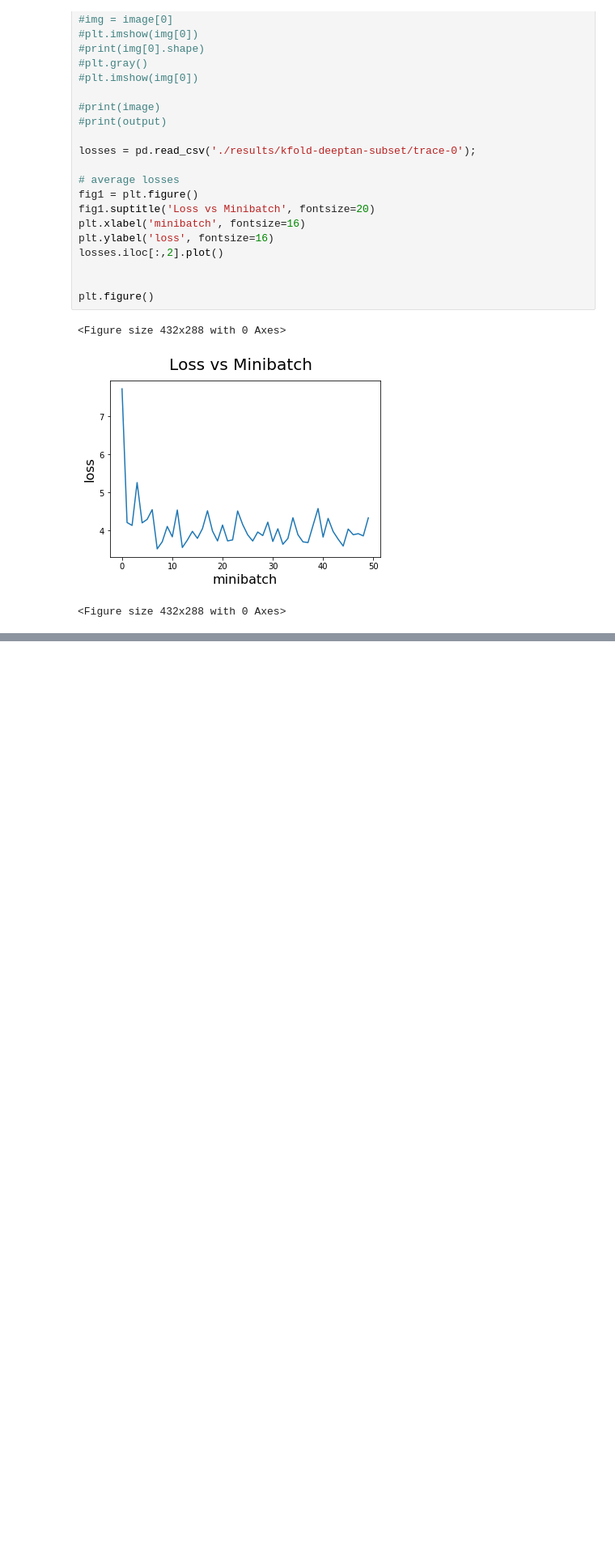
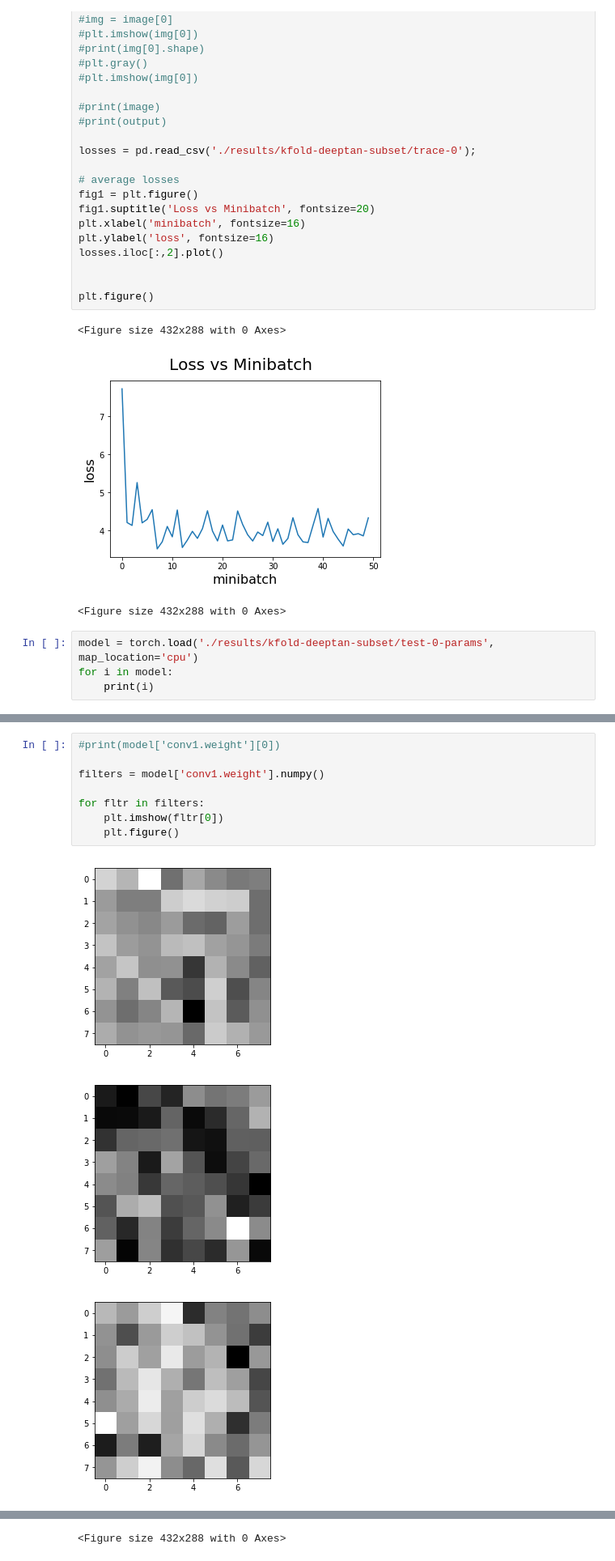
Before and after one commit to rogermilroy/190_PA3, a Jupyter notebook: graph_data.ipynb, the cells around one changed output, grey strips where cells are left out. Shown at 81% size. Drawn from its saved outputs; the diff is of its cells as text; blank space fills up the shorter version.

Commit message:
visualize layers

```diff
--- a/graph_data.ipynb
+++ b/graph_data.ipynb
@@ -40,3 +40,7 @@ plt.figure()
 <Figure size 432x288 with 0 Axes>
 [figure]
 <Figure size 432x288 with 0 Axes>
+# %%
+model = torch.load('./results/kfold-deeptan-subset/test-0-params', map_location='cpu')
+for i in model:
+    print(i)
@@ -42,0 +65,12 @@ plt.figure()
+# %%
+#print(model['conv1.weight'][0])
+
+filters = model['conv1.weight'].numpy()
+
+for fltr in filters:
+    plt.imshow(fltr[0])
+    plt.figure()
+# %% [output]
+[figure, added]
+[figure, added]
+[figure, added]
@@ -42,0 +86 @@ plt.figure()
+<Figure size 432x288 with 0 Axes>
```
Also changed, not shown: parts of 5 cells of this notebook.
